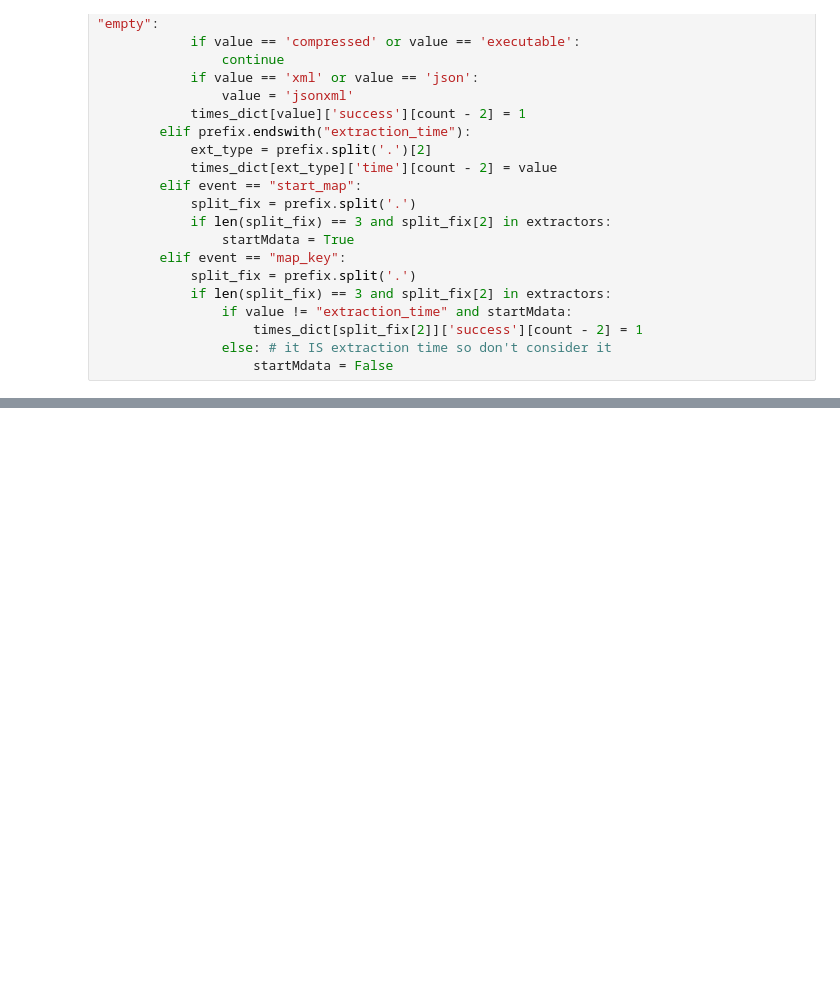
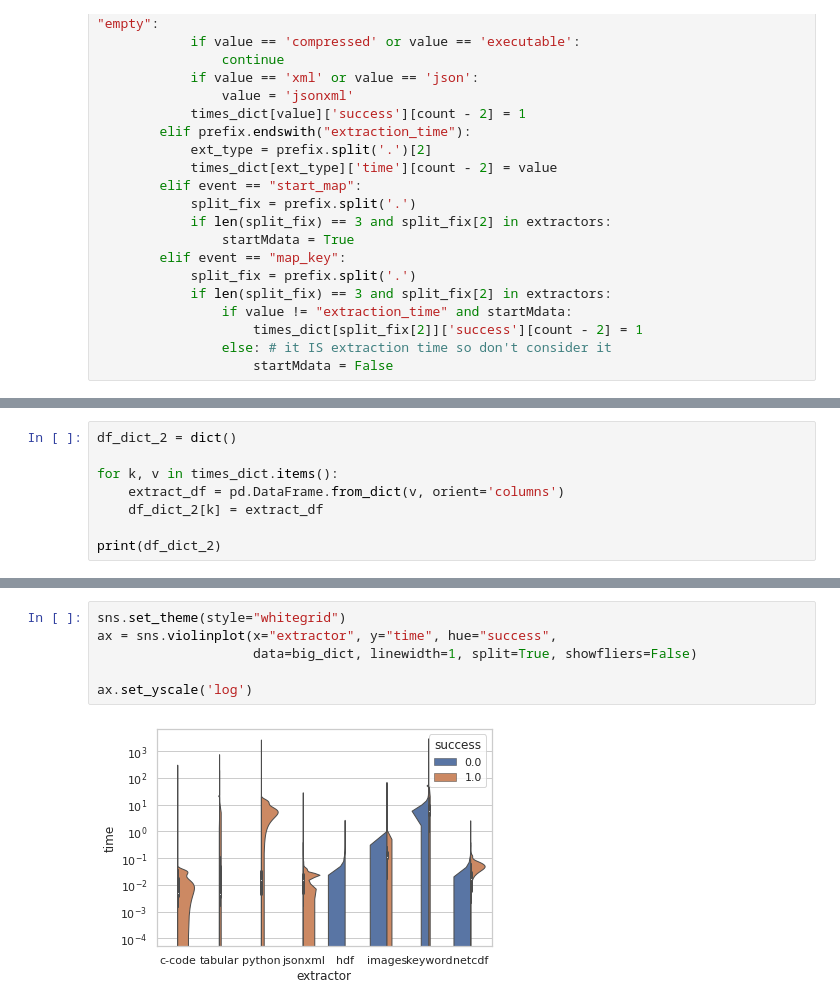
Before and after one commit to xtracthub/MetaDataExtractionModel, a Jupyter notebook: Christmas/ExtractorLatency.ipynb, the cells around one changed output, grey strips where cells are left out. Drawn from its saved outputs; the diff is of its cells as text; blank space fills up the shorter version.

```diff
--- a/Christmas/ExtractorLatency.ipynb
+++ b/Christmas/ExtractorLatency.ipynb
@@ -109,0 +131,8 @@ for k, v in times_dict.items():
+# %%
+df_dict_2 = dict()
+
+for k, v in times_dict.items():
+	extract_df = pd.DataFrame.from_dict(v, orient='columns')
+	df_dict_2[k] = extract_df
+
+print(df_dict_2)
@@ -110,3 +186,11 @@ for k, v in times_dict.items():
+# %%
+sns.set_theme(style="whitegrid")
+ax = sns.violinplot(x="extractor", y="time", hue="success",
+                    data=big_dict, linewidth=1, split=True, showfliers=False)
+
+ax.set_yscale('log')
+# %% [output]
+[figure, added]
 # %%
 x = []
 curr_pos = np.array([-400, -300])
```
Also changed, not shown: parts of 7 cells of this notebook.
